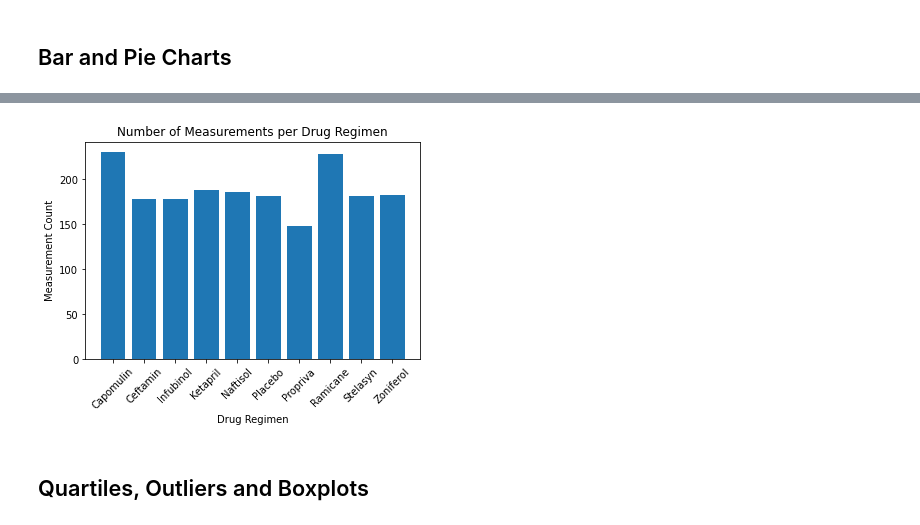
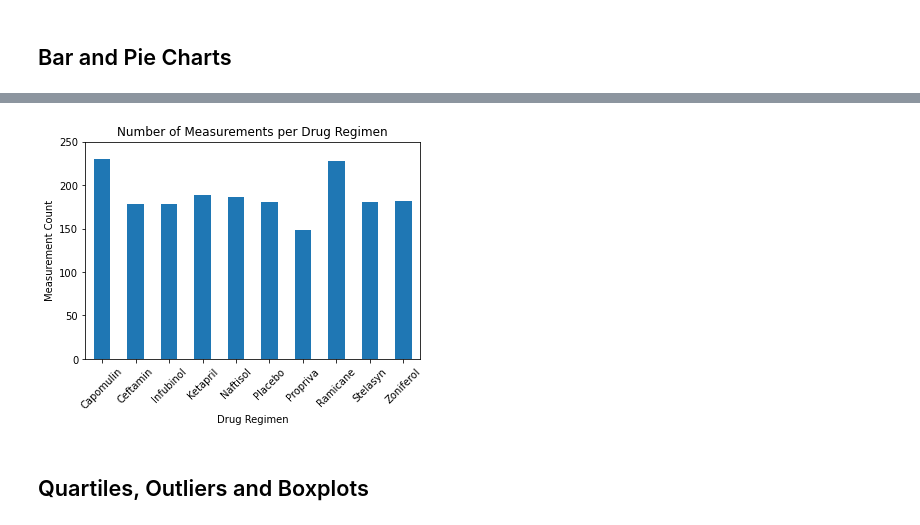
Before and after one commit to sunwoo-kim20/matplotlib-challenge, a Jupyter notebook: Pymaceuticals/pymaceuticals_starter.ipynb, the cells around one changed output, grey strips where cells are left out. Saved outputs shown, nothing was run; the diff lists cells and outputs as text; code cells hidden in the pictures.

```diff
--- a/Pymaceuticals/pymaceuticals_starter.ipynb
+++ b/Pymaceuticals/pymaceuticals_starter.ipynb
@@ -124,14 +136,20 @@ regimens = regimen_groupby['Tumor Volume (mm3)'].count().index
 # %%
 # Generate a bar plot showing the total number of measurements taken on each drug regimen using pyplot.
 
-plt.bar(regimens , regimen_groupby['Tumor Volume (mm3)'].count())
+# Store the names of the drug regimens in a list
+regimen_names = regimen_groupby['Tumor Volume (mm3)'].count().index
+
+# Create bar plot
+plt.bar(regimen_names , regimen_groupby['Tumor Volume (mm3)'].count(), width = 0.5)
 plt.title('Number of Measurements per Drug Regimen')
 plt.xlabel('Drug Regimen')
 plt.ylabel('Measurement Count')
 plt.xticks(rotation = 45)
+plt.xlim(-0.5, len(regimen_names) -0.5)
+plt.ylim(0, 250)
 plt.show()
 # %% [output]
-[figure, old version]
+[figure, new version]
 # %%
 # Generate a pie plot showing the distribution of female versus male mice using pandas
 # %%
```
Also changed, not shown: parts of 1 cell of this notebook.
